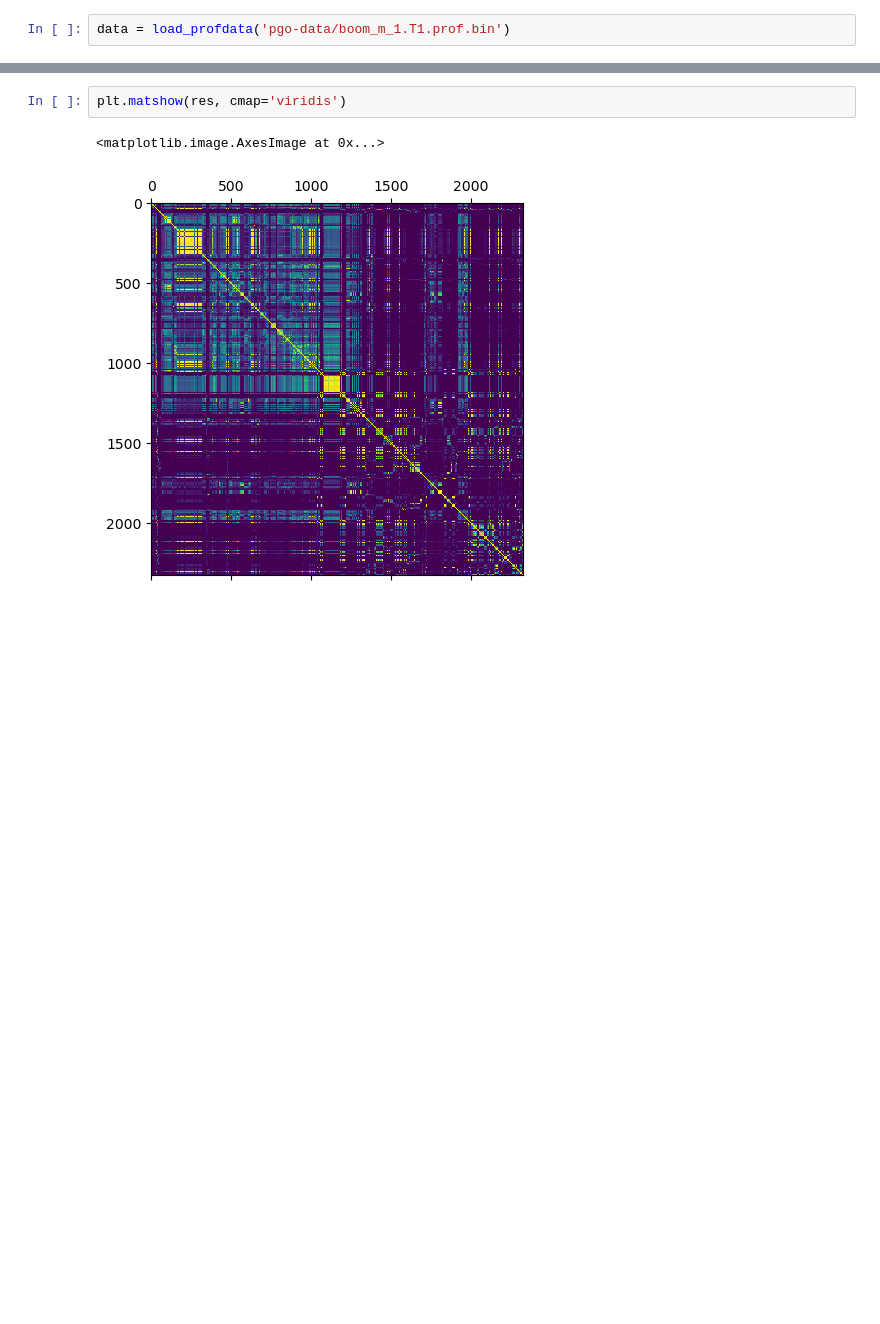
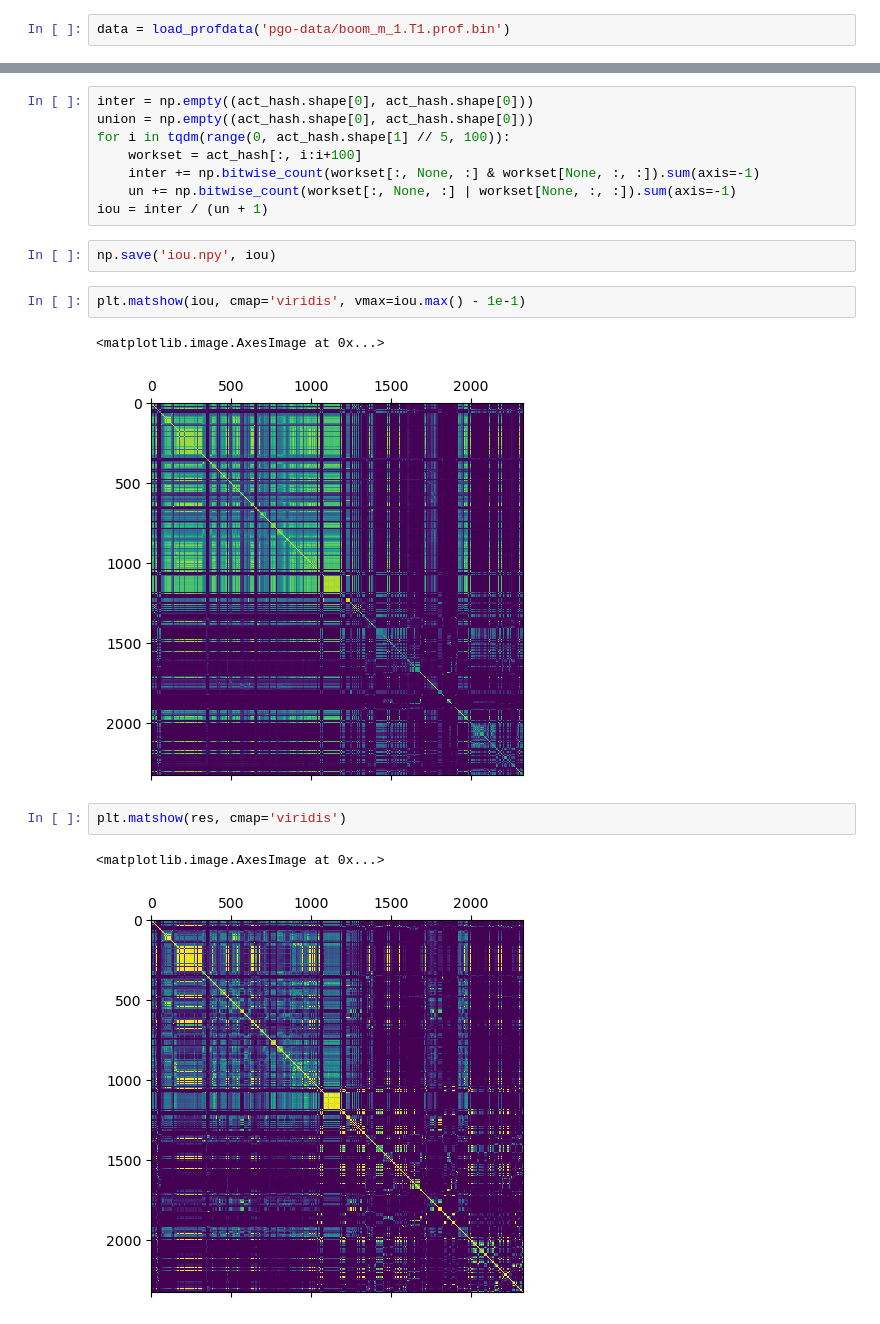
Before and after one commit to pku-liang/p2sim, a Jupyter notebook: analysis2.ipynb, the cells around one changed output, grey strips where cells are left out. Drawn from its saved outputs; the diff is of its cells as text; blank space fills up the shorter version.

```diff
--- a/analysis2.ipynb
+++ b/analysis2.ipynb
@@ -24,3 +37,18 @@ res = sim_matrix(act_hash)
+# %%
+inter = np.empty((act_hash.shape[0], act_hash.shape[0]))
+union = np.empty((act_hash.shape[0], act_hash.shape[0]))
+for i in tqdm(range(0, act_hash.shape[1] // 5, 100)):
+    workset = act_hash[:, i:i+100]
+    inter += np.bitwise_count(workset[:, None, :] & workset[None, :, :]).sum(axis=-1)
+    un += np.bitwise_count(workset[:, None, :] | workset[None, :, :]).sum(axis=-1)
+iou = inter / (un + 1)
+# %%
+np.save('iou.npy', iou)
+# %%
+plt.matshow(iou, cmap='viridis', vmax=iou.max() - 1e-1)
+# %% [output]
+<matplotlib.image.AxesImage at 0x...>
+[figure, added]
 # %%
 plt.matshow(res, cmap='viridis')
 # %% [output]
```
Also changed, not shown: parts of 5 cells of this notebook.
